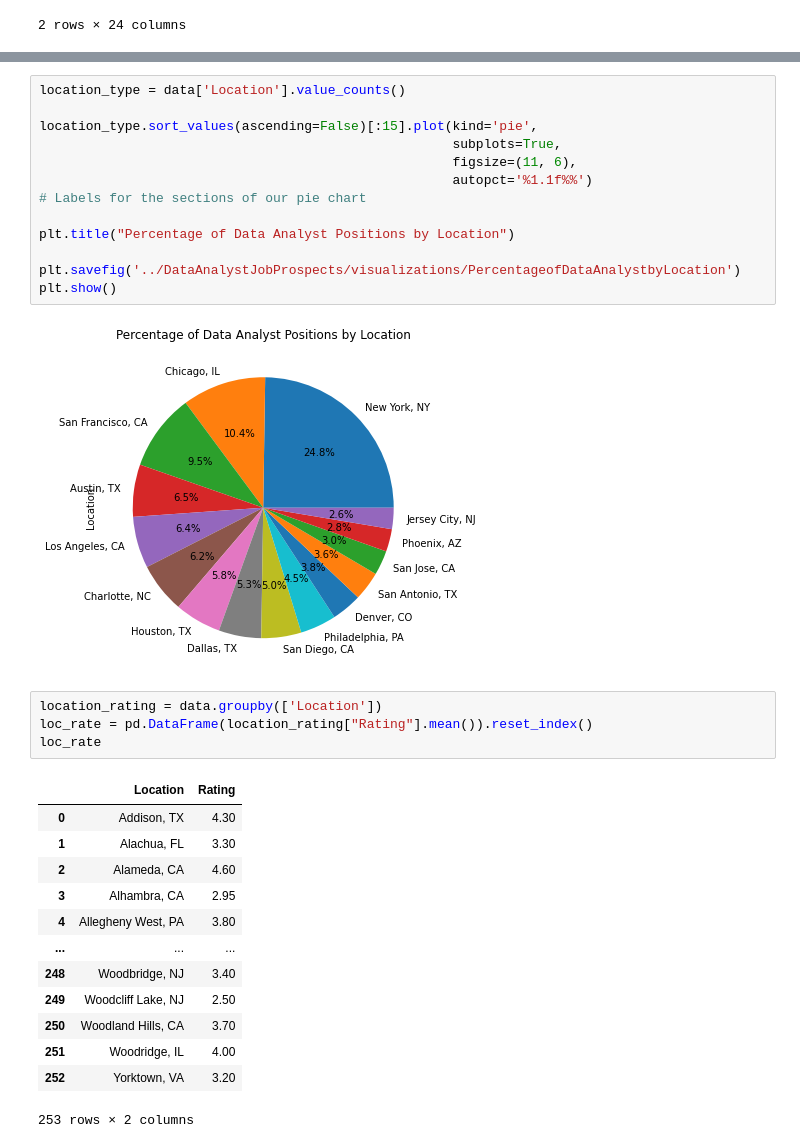
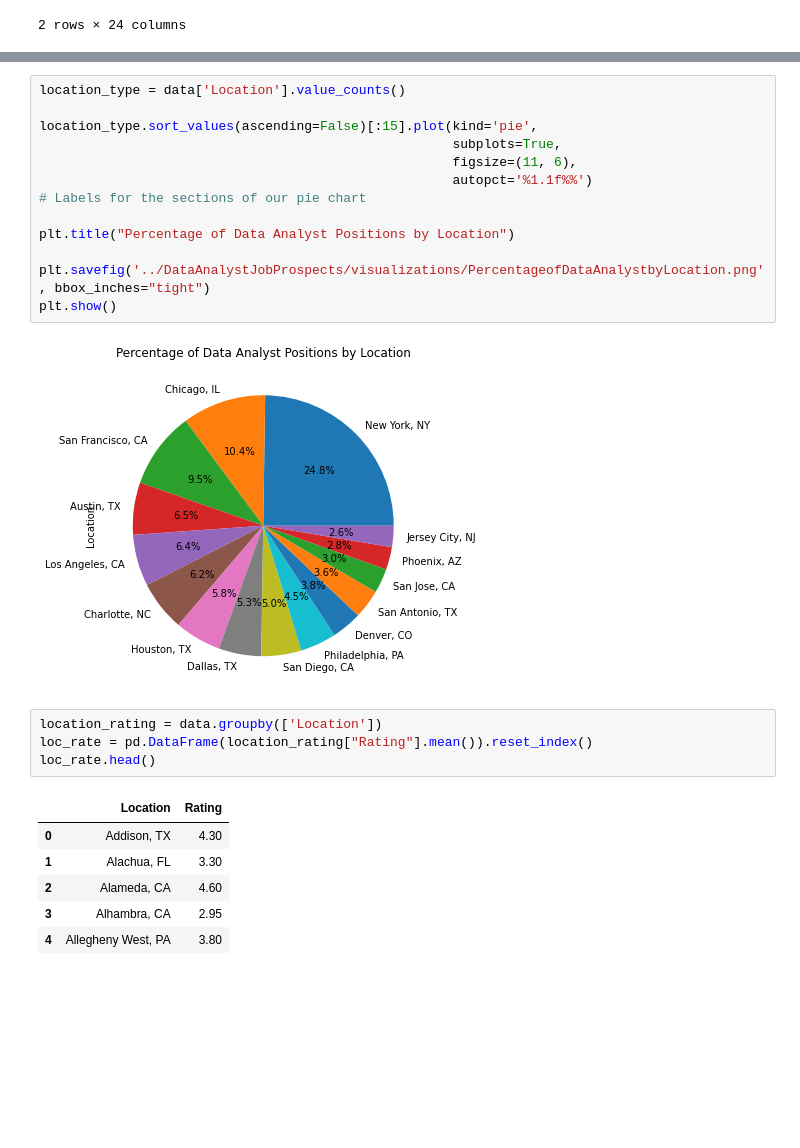
Before and after one commit to blaylockmatt/DataAnalystJobProspects, a Jupyter notebook: DataAnalystJobs-Monicah.ipynb, the cells around one changed output, grey strips where cells are left out. Saved outputs shown, nothing was run; the diff lists cells and outputs as text; blank space fills up the shorter version.

```diff
--- a/DataAnalystJobs-Monicah.ipynb
+++ b/DataAnalystJobs-Monicah.ipynb
@@ -369,27 +311,20 @@ location_type.sort_values(ascending=False)[:15].plot(kind='pie',
 
 plt.title("Percentage of Data Analyst Positions by Location")
 
-plt.savefig('../DataAnalystJobProspects/visualizations/PercentageofDataAnalystbyLocation')
+plt.savefig('../DataAnalystJobProspects/visualizations/PercentageofDataAnalystbyLocation.png', bbox_inches="tight")
 plt.show()
 # %% [output]
 [figure]
 # %%
 location_rating = data.groupby(['Location'])
 loc_rate = pd.DataFrame(location_rating["Rating"].mean()).reset_index()
-loc_rate
+loc_rate.head()
 # %% [output]
 |  | Location | Rating |
 | 0 | Addison, TX | 4.30 |
 | 1 | Alachua, FL | 3.30 |
 | 2 | Alameda, CA | 4.60 |
 | 3 | Alhambra, CA | 2.95 |
 | 4 | Allegheny West, PA | 3.80 |
-| ... | ... | ... |
-| 248 | Woodbridge, NJ | 3.40 |
-| 249 | Woodcliff Lake, NJ | 2.50 |
-| 250 | Woodland Hills, CA | 3.70 |
-| 251 | Woodridge, IL | 4.00 |
-| 252 | Yorktown, VA | 3.20 |
-253 rows × 2 columns
 # %%
 rate_loc = loc_rate.sort_values(by='Rating', ascending=False)
```
Also changed, not shown: parts of 24 cells of this notebook, 10 other files.
